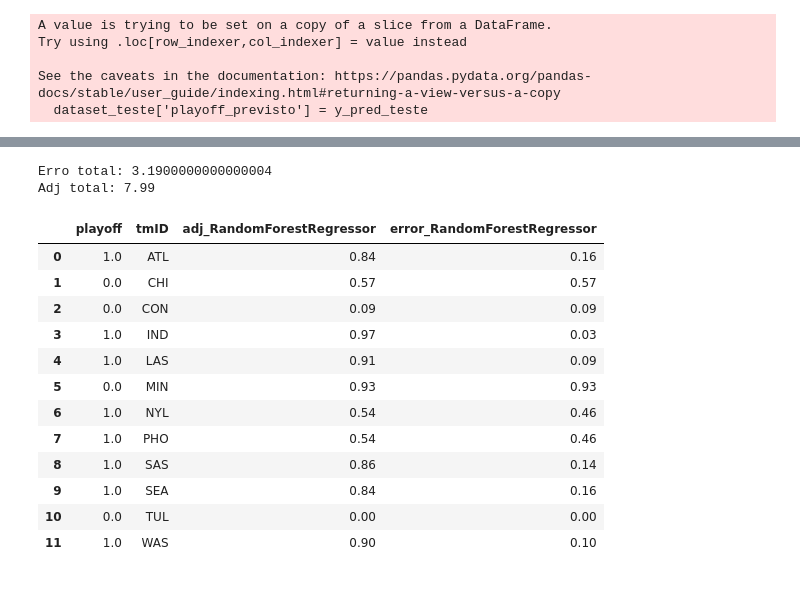
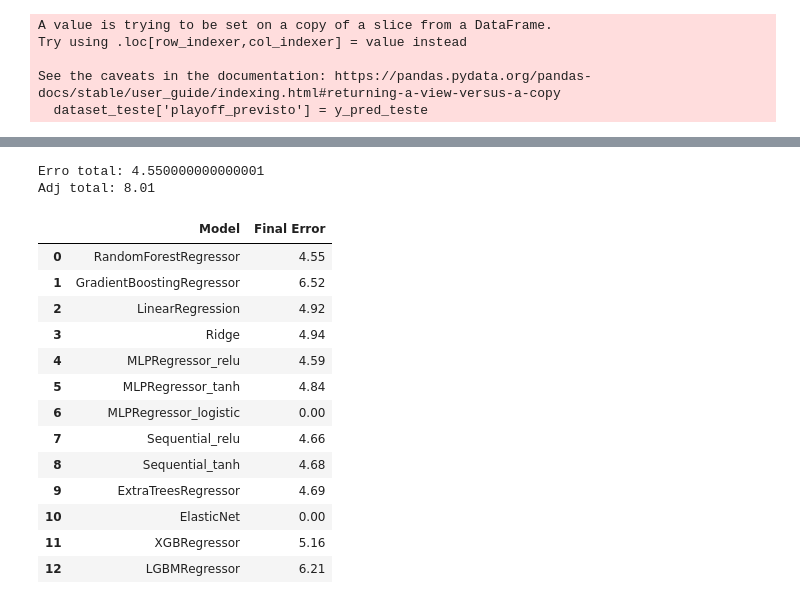
Before and after one commit to maxbper/AC, a Jupyter notebook: junta_2.ipynb, the cells around one changed output, grey strips where cells are left out. Saved outputs shown, nothing was run; the diff lists cells and outputs as text; code cells hidden in the pictures.

```diff
--- a/junta_2.ipynb
+++ b/junta_2.ipynb
@@ -427,7 +427,8 @@ team_year_stats = players_stats_prevYear_sorted.groupby(['tmID', 'year', 'playof
 }).reset_index()
 
 #TODO...........................................................
-playoff_teams_year11 = ["WAS", "NYL", "IND", "ATL", "SEA", "PHO", "SAS", "LAS"]
+#playoff_teams_year11 = ["WAS", "NYL", "IND", "ATL", "SEA", "PHO", "SAS", "LAS"]
+playoff_teams_year11 = ["WAS", "NYL", "IND", "ATL", "SEA", "PHO", "SAS", "CON"]
 
 team_year_stats.loc[(team_year_stats['year'] == 11) & (team_year_stats['tmID'].isin(playoff_teams_year11)), 'playoff'] = 1
 # Salva o novo dataset em um arquivo CSV
@@ -1251,47 +1303,48 @@ for col in model_columns:
     dataset_resultados[f'adj_{col}'] = (dataset_resultados[f'adj_{col}'] - min_val) / (max_val - min_val)
 
     # Ajustar os valores para garantir que a soma seja 8
     total_sum = dataset_resultados[f'adj_{col}'].sum()
     adjustment_factor = 8 / total_sum
     dataset_resultados[f'adj_{col}'] = (dataset_resultados[f'adj_{col}'] * adjustment_factor).round(2)
 
     # Calcular o erro absoluto em relação a 'playoff'
     dataset_resultados[f'error_{col}'] = abs(dataset_resultados[f'adj_{col}'] - dataset_resultados['playoff'])
 
 # Identificar as colunas de erro (que começam com 'error_')
 error_columns = [col for col in dataset_resultados.columns if col.startswith('error_')]
 
 # Criar um dicionário com os erros finais para cada modelo
 final_errors = {
     col.replace('error_', ''): dataset_resultados[col].sum() for col in error_columns
 }
 
 # Criar um DataFrame com os resultados finais
 error_summary = pd.DataFrame(final_errors.items(), columns=['Model', 'Final Error'])
 
 # Salvar o resultado num CSV
 output_columns = dataset_resultados[['tmID', 'adj_RandomForestRegressor']]
 output_columns.to_csv('results1.csv', index=False)
 
 teste = dataset_resultados[['playoff','tmID','adj_RandomForestRegressor','error_RandomForestRegressor']]
 
 print("Erro total:", teste['error_RandomForestRegressor'].sum())
 print("Adj total:", teste['adj_RandomForestRegressor'].sum())
-#error_summary.head(15)
-teste.head(20)
+error_summary.head(15)
+#teste.head(20)
 # %% [output]
-Erro total: 3.1900000000000004
-Adj total: 7.99
+Erro total: 4.550000000000001
+Adj total: 8.01
-|  | playoff | tmID | adj_RandomForestRegressor | error_RandomForestRegressor |
-| 0 | 1.0 | ATL | 0.84 | 0.16 |
-| 1 | 0.0 | CHI | 0.57 | 0.57 |
-| 2 | 0.0 | CON | 0.09 | 0.09 |
-| 3 | 1.0 | IND | 0.97 | 0.03 |
-| 4 | 1.0 | LAS | 0.91 | 0.09 |
-| 5 | 0.0 | MIN | 0.93 | 0.93 |
-| 6 | 1.0 | NYL | 0.54 | 0.46 |
-| 7 | 1.0 | PHO | 0.54 | 0.46 |
-| 8 | 1.0 | SAS | 0.86 | 0.14 |
-| 9 | 1.0 | SEA | 0.84 | 0.16 |
-| 10 | 0.0 | TUL | 0.00 | 0.00 |
-| 11 | 1.0 | WAS | 0.90 | 0.10 |
+|  | Model | Final Error |
+| 0 | RandomForestRegressor | 4.55 |
+| 1 | GradientBoostingRegressor | 6.52 |
+| 2 | LinearRegression | 4.92 |
+| 3 | Ridge | 4.94 |
+| 4 | MLPRegressor_relu | 4.59 |
+| 5 | MLPRegressor_tanh | 4.84 |
+| 6 | MLPRegressor_logistic | 0.00 |
+| 7 | Sequential_relu | 4.66 |
+| 8 | Sequential_tanh | 4.68 |
+| 9 | ExtraTreesRegressor | 4.69 |
+| 10 | ElasticNet | 0.00 |
+| 11 | XGBRegressor | 5.16 |
+| 12 | LGBMRegressor | 6.21 |
```
Also changed, not shown: parts of 9 cells of this notebook, 2 other files.
